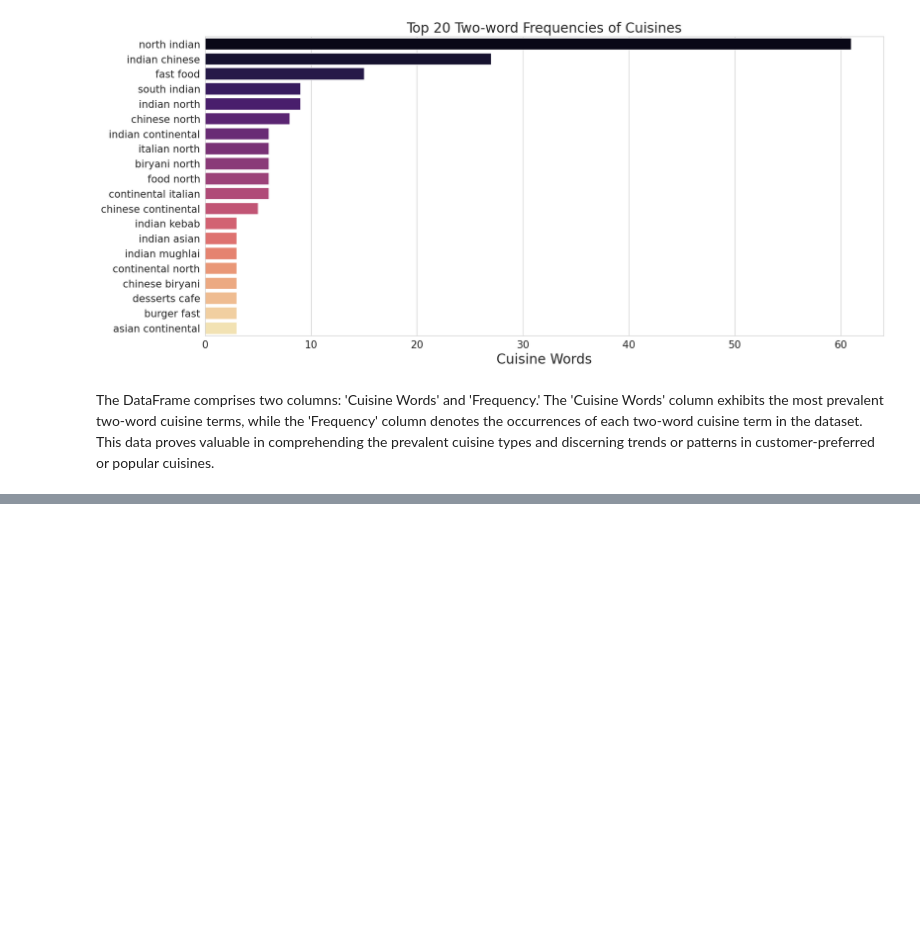
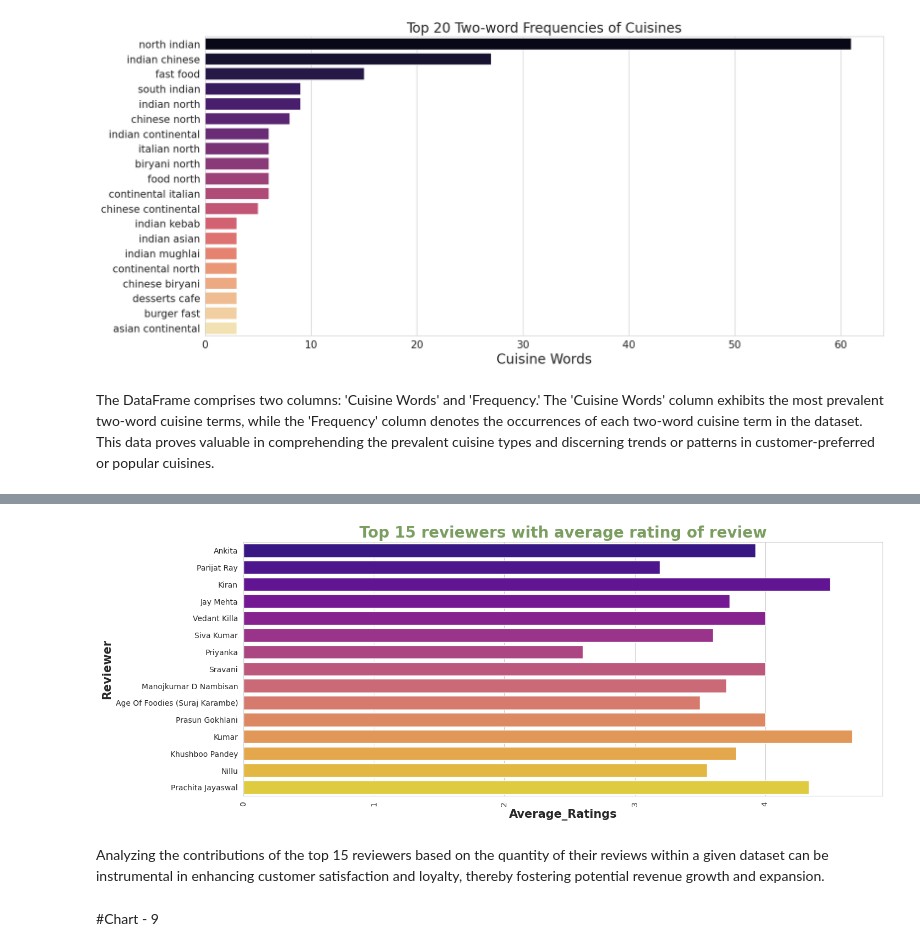
Before and after one commit to kumarsinghashu/Zomato-Restaurant-Clustering-and-Sentiment-Analysis., a Jupyter notebook: Zomato_Restaurant_Clustering_and_Sentiment_Analysis.ipynb, the cells around one changed output, grey strips where cells are left out. Cells and saved outputs as stored; diff of their text form; code cells hidden in the pictures; blank space fills up the shorter version.

```diff
--- a/Zomato_Restaurant_Clustering_and_Sentiment_Analysis.ipynb
+++ b/Zomato_Restaurant_Clustering_and_Sentiment_Analysis.ipynb
@@ -466,0 +664,22 @@ plt.show()
+# %%
+# Calculate the average of their ratings review.
+review_ratings=review_df.groupby('Reviewer').apply(lambda x:np.average(x['Rating'])).reset_index(name='Average_Ratings')
+review_ratings=pd.merge(top_reviewers,review_ratings,how='inner',left_on='Reviewer',right_on='Reviewer')
+top_reviewers_ratings=review_ratings[:15]
+# %%
+# Average rating of top reviewers.
+plt.figure(figsize=(15,6))
+x = top_reviewers_ratings['Average_Ratings']
+y = top_reviewers_ratings['Reviewer']
+plt.title("Top 15 reviewers with average rating of review",fontsize=20, weight='bold',color=sns.cubehelix_palette(8, start=.5, rot=90)[-5])
+plt.ylabel("Name",weight='bold',fontsize=15)
+plt.xlabel("Average Ratings",weight='bold',fontsize=15)
+plt.xticks(rotation=90)
+sns.barplot(x=x, y=y,palette='plasma')
+plt.show()
+# %% [output]
+[figure, added]
+# %% [markdown]
+Analyzing the contributions of the top 15 reviewers based on the quantity of their reviews within a given dataset can be instrumental in enhancing customer satisfaction and loyalty, thereby fostering potential revenue growth and expansion.
+# %% [markdown]
+#<b/>Chart - 9</b>
```
Also changed, not shown: parts of 41 cells of this notebook.
